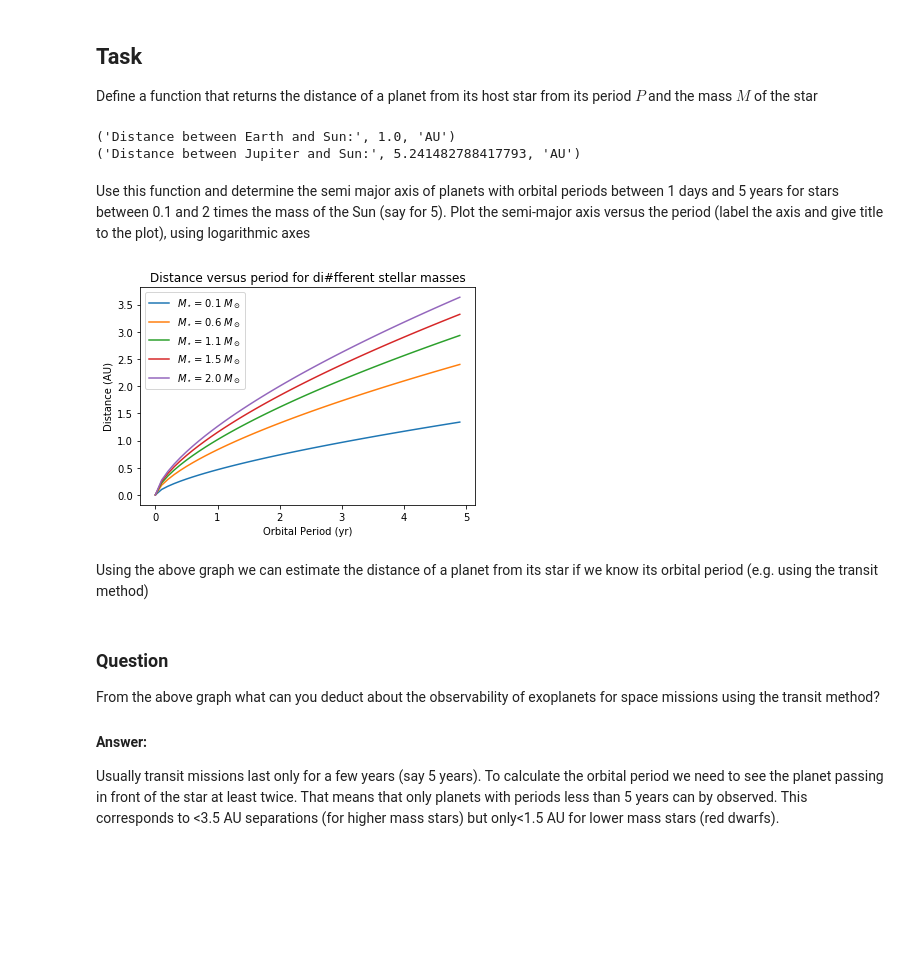
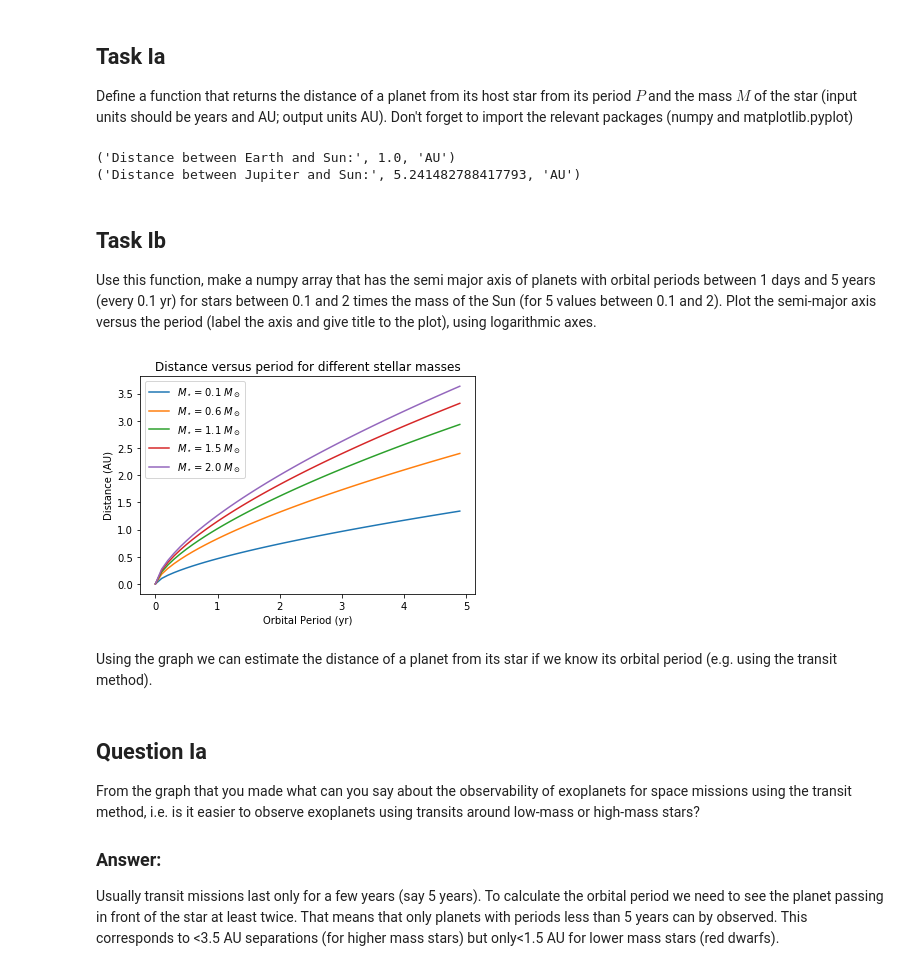
Before and after one commit to Milne-Centre/ThaiPASS2022, a Jupyter notebook: Exoplanets/Exoplanets-I.ipynb, the cells around one changed output. Saved outputs shown, nothing was run; the diff lists cells and outputs as text; code cells hidden in the pictures; blank space fills up the shorter version.

Commit message:
Tasks ready for students in one file

```diff
--- a/Exoplanets/Exoplanets-I.ipynb
+++ b/Exoplanets/Exoplanets-I.ipynb
@@ -44,9 +44,9 @@ This equation can be used to determine the distance of a planet from its host st
 
 Note that the mass of the planet does appear in the above equation which means that if a more massive planet (e.g. Jupiter) was on Earth's orbit it would have the same period (i.e. rotate around the Sun with the same speed as Earth).
 # %% [markdown]
-## Task
+## Task Ia
 
-Define a function that returns the distance of a planet from its host star  from its period $P$ and the mass $M$ of the star
+Define a function that returns the distance of a planet from its host star  from its period $P$ and the mass $M$ of the star (input units should be years and AU; output units AU). Don't forget to import the relevant packages (numpy and matplotlib.pyplot)
 # %%
 import numpy as np
 import matplotlib.pyplot as plt
@@ -63,7 +63,9 @@ print ('Distance between Jupiter and Sun:', find_distance(12,1), 'AU')
 ('Distance between Earth and Sun:', 1.0, 'AU')
 ('Distance between Jupiter and Sun:', 5.241482788417793, 'AU')
 # %% [markdown]
-Use this function and determine the semi major axis of planets with orbital periods between 1 days and 5 years  for stars between 0.1 and 2 times the mass of the Sun (say for 5). Plot the semi-major axis versus the period (label the axis and give title to the plot), using logarithmic axes
+## Task Ib
+
+Use this function, make a numpy array that has the semi major axis of planets with orbital periods between 1 days and 5 years (every 0.1 yr) for stars between 0.1 and 2 times the mass of the Sun (for 5 values between 0.1 and 2).  Plot the semi-major axis versus the period (label the axis and give title to the plot), using logarithmic axes.
 # %%
 days_in_year=356
 P=np.arange(1/days_in_year, 5,0.1)
@@ -74,19 +76,19 @@ for i in M:
 # %%
 for i in range(len(M)):
     plt.plot(P,a[i], label='$M_\star$= %.1f $M_\odot$' %(M[i]))
     plt.ylabel('Distance (AU)')
     plt.xlabel('Orbital Period (yr)')
-    plt.title('Distance versus period for di#fferent stellar masses')
+    plt.title('Distance versus period for different stellar masses')
     plt.legend()
 # %% [output]
-[figure, old version]
+[figure, new version]
 # %% [markdown]
-Using the above graph we can estimate the distance of a planet from its star if we know its orbital period (e.g. using the transit method)
+Using the graph  we can estimate the distance of a planet from its star if we know its orbital period (e.g. using the transit method).
 # %% [markdown]
-### Question
+## Question Ia
 
-From the above graph what can you deduct about the observability of exoplanets for space missions using the transit method?
+From the graph that you made what can you say about the observability of exoplanets for space missions using the transit method, i.e. is it easier to observe exoplanets using transits around low-mass or high-mass stars?
 
-#### Answer:
+### Answer:
 
 Usually transit missions last only for a few years (say 5 years). To calculate the orbital period we need to see the planet passing in front of the star at least twice. That means that only planets with periods less than 5 years can by observed. This corresponds to <3.5 AU separations (for higher mass stars) but only<1.5 AU for lower mass stars (red dwarfs).
```
Also changed, not shown: parts of 1 cell of this notebook, 10 other files.
